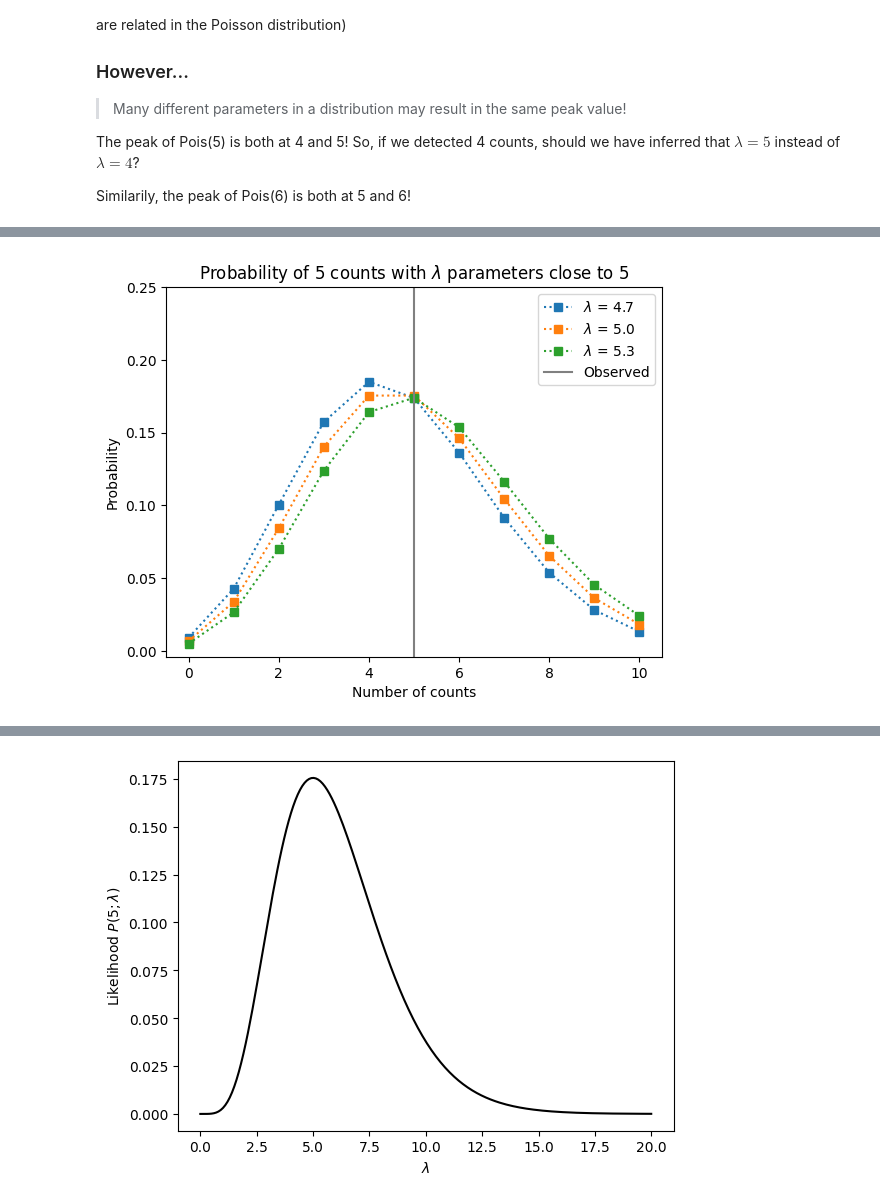
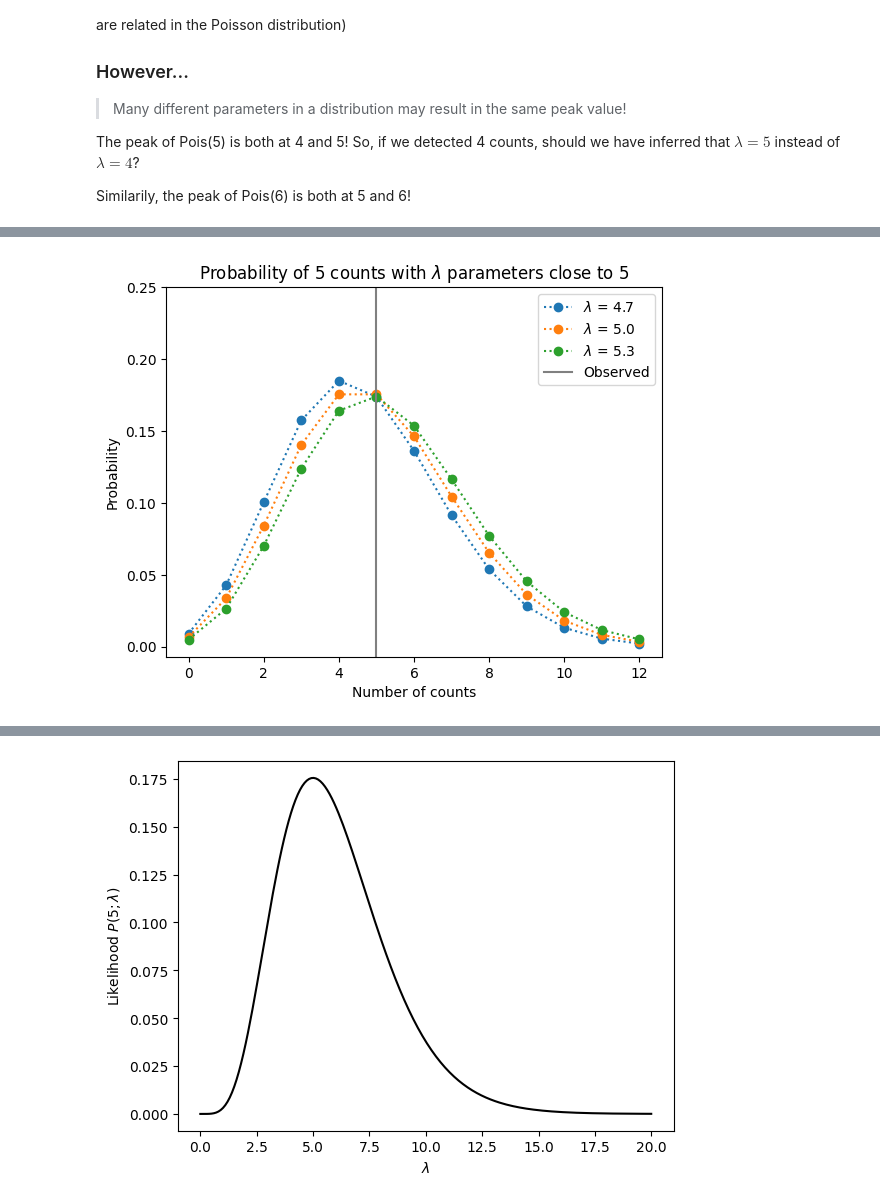
Before and after one commit to astrostatistics-in-crete/2023_summer_school, a Jupyter notebook: Bayesian/Bayesian_Intro.ipynb, the cells around one changed output, grey strips where cells are left out. Saved outputs shown, nothing was run; the diff lists cells and outputs as text; code cells hidden in the pictures.

```diff
--- a/Bayesian/Bayesian_Intro.ipynb
+++ b/Bayesian/Bayesian_Intro.ipynb
@@ -103,11 +113,14 @@ The uncertainy is calculated as the square root of the mean value of the Poisson
 # %%
+xaxis_maximum = 12
+poisson_means = [3, 5, 10]
+
 plt.figure()
-for mean_value, marker in zip([3, 5, 10], ["o", "D", "s"]):
-    k = np.arange(11)
+for mean_value in poisson_means:
+    k = np.arange(int(xaxis_maximum)+1)
     Pk = st.poisson(mean_value).pmf(k)
-    plt.plot(k, Pk, ":", marker=marker, label=f"$\lambda$ = {mean_value}")
+    plt.plot(k, Pk, "o:", label=f"$\lambda$ = {mean_value}")
 plt.axvline(5, color="0.5", label="Observed")
-plt.ylabel("Probability")
+plt.ylabel("Probability mass")
 plt.xlabel("Number of counts")
 plt.ylim(ymax=0.25)
 plt.legend(loc="upper right")
@@ -128,11 +141,14 @@ The peak of Pois(5) is both at 4 and 5! So, if we detected 4 counts, should we h
 
 Similarily, the peak of Pois(6) is both at 5 and 6!
 # %%
+xaxis_maximum = 12
+poisson_means = [4, 5, 6]
+
 plt.figure()
-for mean_value in [4, 5, 6]:
-    k = np.arange(11)
+for mean_value in poisson_means:
+    k = np.arange(int(xaxis_maximum)+1)
     Pk = st.poisson(mean_value).pmf(k)
-    plt.plot(k, Pk, ":", marker=marker, label=f"$\lambda$ = {mean_value}")
+    plt.plot(k, Pk, "o:", label=f"$\lambda$ = {mean_value}")
 plt.axvline(5, color="0.5", label="Observed")
 plt.ylabel("Probability")
 plt.xlabel("Number of counts")
@@ -147,16 +165,19 @@ plt.show()
 # %%
+xaxis_maximum = 12
+poisson_means = [4.7, 5.0, 5.3]
+
 plt.figure()
-for mean_value in [4.7, 5.0, 5.3]:
-    k = np.arange(11)
+for mean_value in poisson_means:
+    k = np.arange(int(xaxis_maximum)+1)
     Pk = st.poisson(mean_value).pmf(k)
-    plt.plot(k, Pk, ":", marker=marker, label=f"$\lambda$ = {mean_value}")
+    plt.plot(k, Pk, "o:", label=f"$\lambda$ = {mean_value}")
 plt.axvline(5, color="0.5", label="Observed")
 plt.ylabel("Probability")
 plt.xlabel("Number of counts")
 plt.ylim(ymax=0.25)
 plt.legend(loc="upper right")
 plt.title("Probability of 5 counts with $\lambda$ parameters close to 5")
 plt.show()
 # %% [output]
-[figure, old version]
+[figure, new version]
 # %% [markdown]
```
Also changed, not shown: parts of 22 cells of this notebook.
